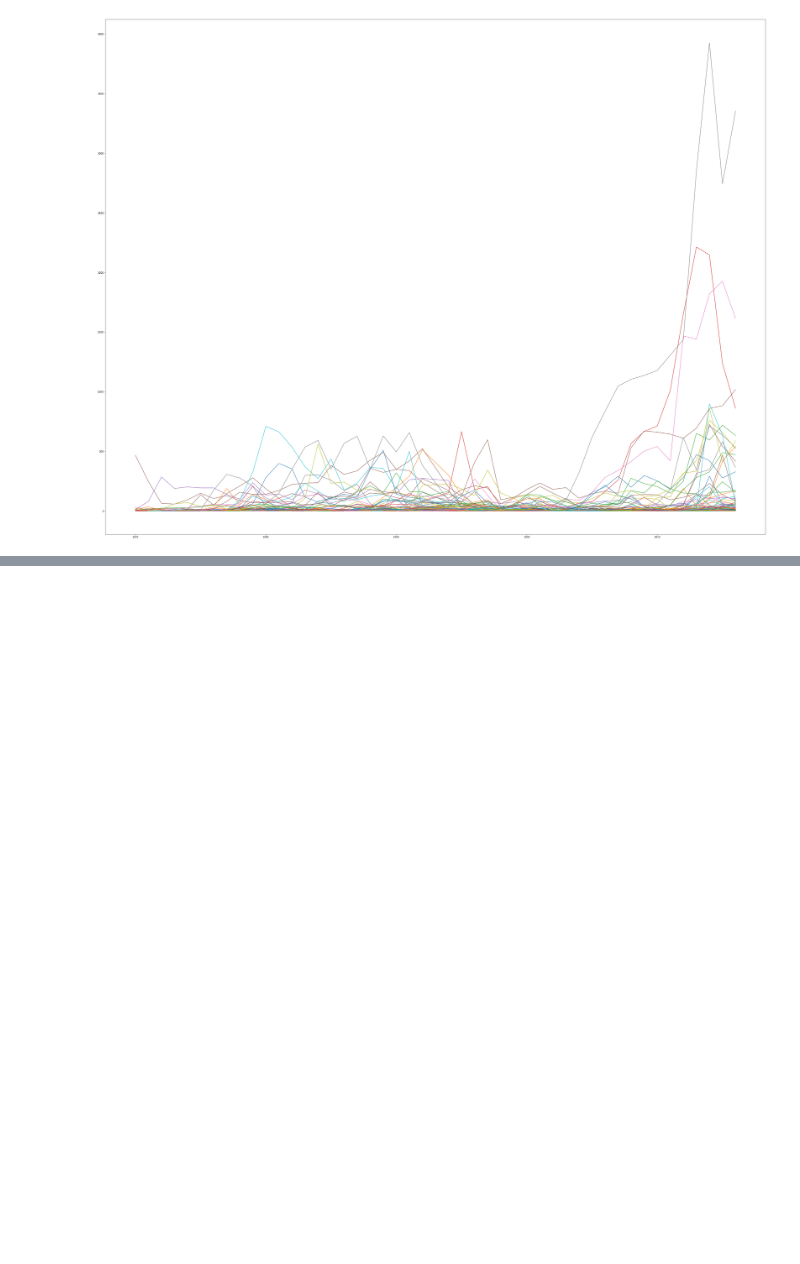
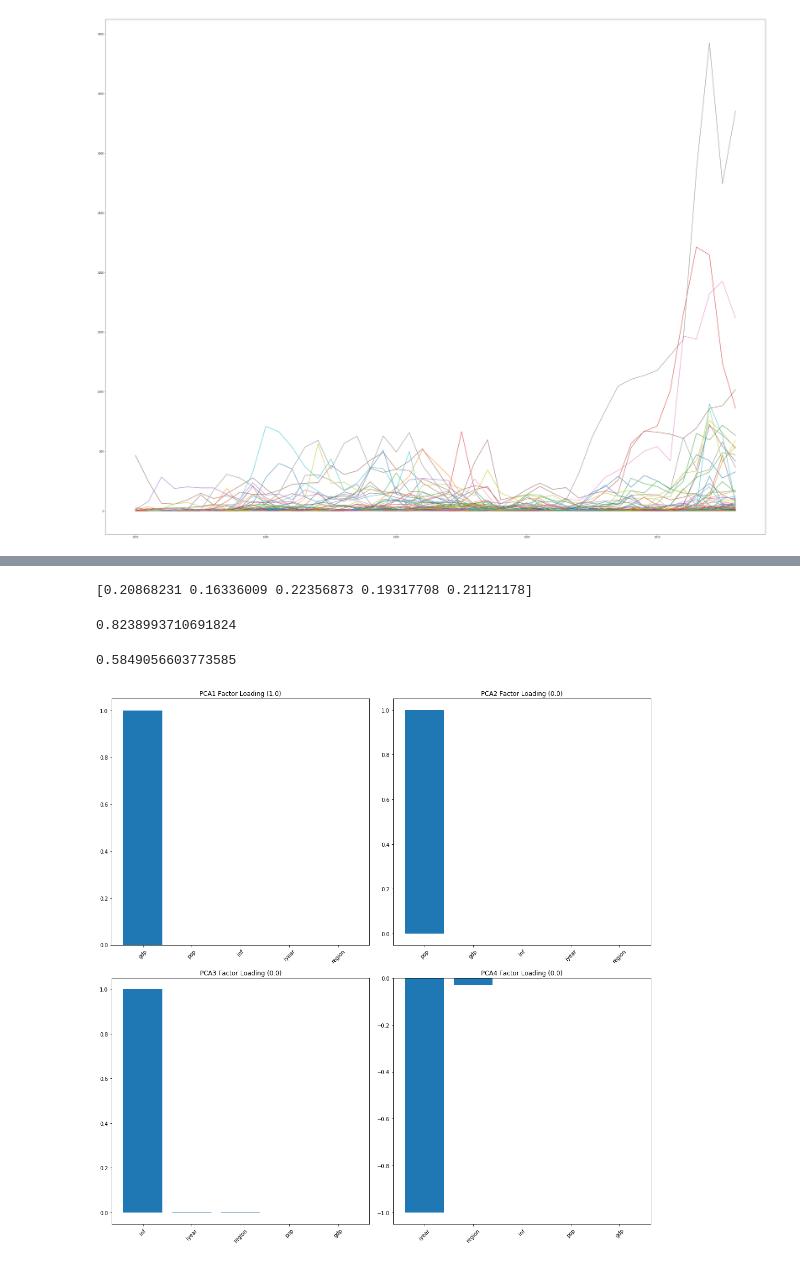
Before and after one commit to ninnzz/cs297_1, a Jupyter notebook: notebooks/Terrorism Data.ipynb, the cells around one changed output, grey strips where cells are left out. Saved outputs shown, nothing was run; the diff lists cells and outputs as text; code cells hidden in the pictures; blank space fills up the shorter version.

```diff
--- a/notebooks/Terrorism Data.ipynb
+++ b/notebooks/Terrorism Data.ipynb
@@ -90,0 +119,2 @@ plt.show()
+# %%
+eco_year_region['number_of_attacks'] = grouped_by_year_region['number_of_attacks']
@@ -90,0 +135,2 @@ plt.show()
+# %%
+eco_year_region['attack_category'] = eco_year_region.apply (label_attack, axis=1)
@@ -90,0 +158,18 @@ plt.show()
+# %%
+X = eco_year_region[['iyear', 'region', 'gdp', 'inf', 'pop']]
+y = eco_year_region['attack_category']
+
+X_train, X_test, y_train, y_test = train_test_split(X, y, test_size=0.3, random_state=1234)
+
+# NOTE: Played with the n_estimators variable, the best value is 20
+clf = RandomForestClassifier(random_state=0, n_estimators=20).fit(X_train, y_train)
+# %%
+importance = clf.feature_importances_
+print(importance)
+# %% [output]
+[0.20868231 0.16336009 0.22356873 0.19317708 0.21121178]
+# %%
+score = clf.score(X_test, y_test)
+print(score)
+# %% [output]
+0.8238993710691824
@@ -90,0 +181,6 @@ plt.show()
+# %%
+# Ridge classifier score is a bit low
+score = clf.score(X_test, y_test)
+print(score)
+# %% [output]
+0.5849056603773585
@@ -90,0 +191,20 @@ plt.show()
+# %%
+pca = PCA(n_components=4).fit(X)
+loadings = pca.components_
+var = pca.explained_variance_ratio_
+headers = X.columns
+# %%
+fig, axes = plt.subplots(figsize=(15, 15))
+
+for i, ax in enumerate(var):
+    plt.subplot(2, 2, i+1)
+    plt.title('PCA{} Factor Loading ({})'.format(i+1, round(var[i], 2)))
+    data = zip(headers, loadings[i], abs(loadings[i]))
+    headers_s, loadings_actual, loadings_abs = zip(*sorted(data, reverse=True, key=itemgetter(2)))
+    plt.bar(range(len(headers)), loadings_actual)
+    plt.xticks(range(len(headers)), headers_s, rotation=45)
+
+plt.tight_layout()
+plt.show()
+# %% [output]
+[figure, added]
```
Also changed, not shown: parts of 16 cells of this notebook, 25 other files.
